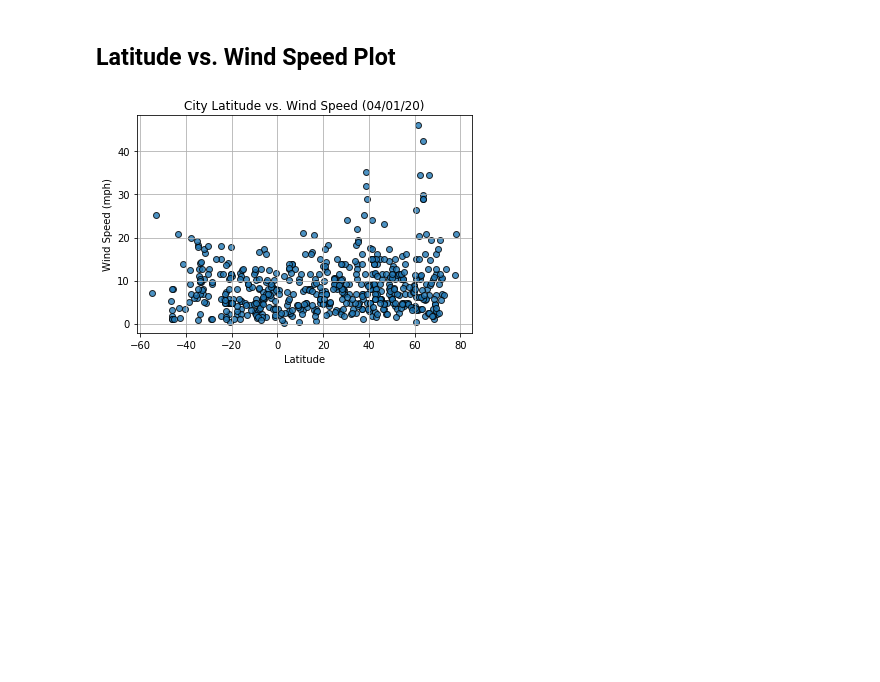
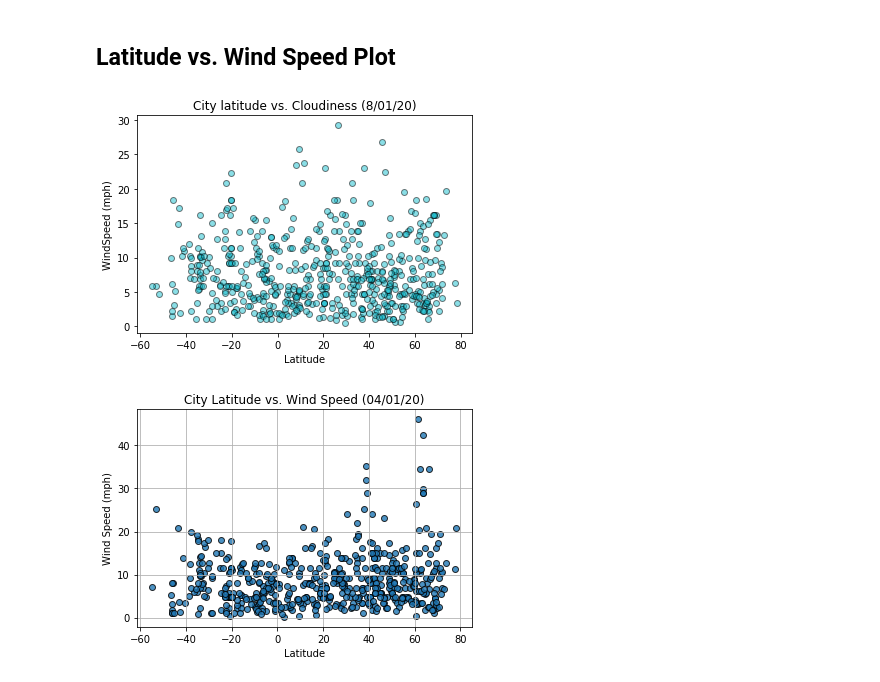
Before and after one commit to george-simon/python-api-challenge, a Jupyter notebook: WeatherPy/WeatherPy.ipynb, the cells around one changed output. Cells and saved outputs as stored; diff of their text form; code cells hidden in the pictures; blank space fills up the shorter version.

```diff
--- a/WeatherPy/WeatherPy.ipynb
+++ b/WeatherPy/WeatherPy.ipynb
@@ -242,6 +268,19 @@ Int64Index([], dtype='int64')
 [figure]
 # %% [markdown]
 ## Latitude vs. Wind Speed Plot
+# %%
+# Chart Titles
+plt.title("City latitude vs. Cloudiness (8/01/20)")
+plt.ylabel("WindSpeed (mph)")
+plt.xlabel("Latitude")
+
+y_axis = chart_data["wind_speed"]
+x_axis = chart_data["lat"]
+
+plt.scatter(x_axis, y_axis, marker="o", color="tab:cyan", edgecolors='black', alpha=0.5)
+plt.show()
+# %% [output]
+[figure, added]
 # %%
 # %% [output]
 [figure]
```
Also changed, not shown: parts of 4 cells of this notebook.
